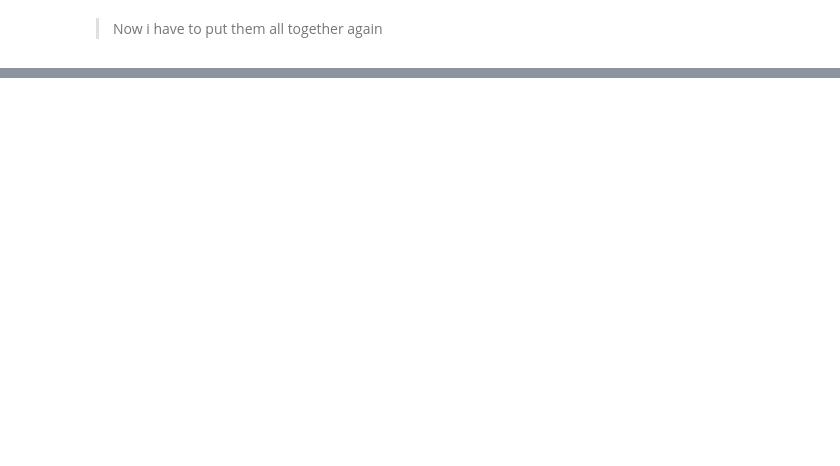
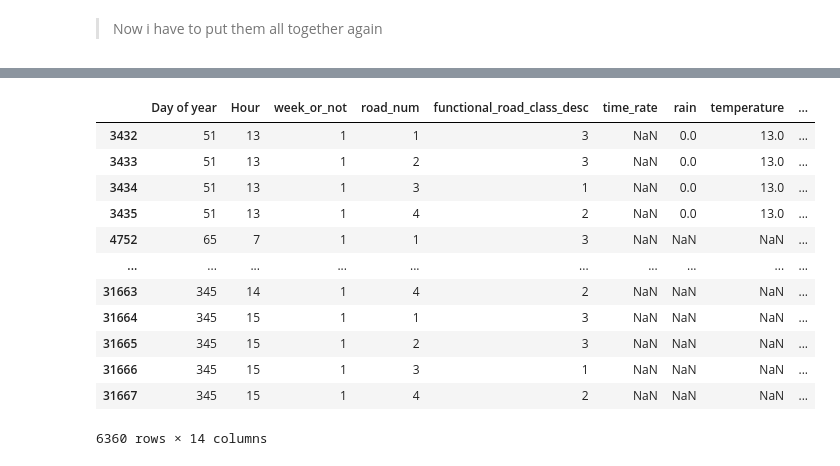
Before and after one commit to guiandrade2/TrafficFlow, a Jupyter notebook: python_scripts/FillingMissingValues.ipynb, the cells around one changed output, grey strips where cells are left out. Saved outputs shown, nothing was run; the diff lists cells and outputs as text; code cells hidden in the pictures; blank space fills up the shorter version.

```diff
--- a/python_scripts/FillingMissingValues.ipynb
+++ b/python_scripts/FillingMissingValues.ipynb
@@ -360,0 +359,16 @@ final_dataset
+# %%
+traffic_dataset
+# %% [output]
+|  | Day of year | Hour | week_or_not | road_num | functional_road_class_desc | time_rate | rain | temperature | ... |
+| 3432 | 51 | 13 | 1 | 1 | 3 | NaN | 0.0 | 13.0 | ... |
+| 3433 | 51 | 13 | 1 | 2 | 3 | NaN | 0.0 | 13.0 | ... |
+| 3434 | 51 | 13 | 1 | 3 | 1 | NaN | 0.0 | 13.0 | ... |
+| 3435 | 51 | 13 | 1 | 4 | 2 | NaN | 0.0 | 13.0 | ... |
+| 4752 | 65 | 7 | 1 | 1 | 3 | NaN | NaN | NaN | ... |
+| ... | ... | ... | ... | ... | ... | ... | ... | ... | ... |
+| 31663 | 345 | 14 | 1 | 4 | 2 | NaN | NaN | NaN | ... |
+| 31664 | 345 | 15 | 1 | 1 | 3 | NaN | NaN | NaN | ... |
+| 31665 | 345 | 15 | 1 | 2 | 3 | NaN | NaN | NaN | ... |
+| 31666 | 345 | 15 | 1 | 3 | 1 | NaN | NaN | NaN | ... |
+| 31667 | 345 | 15 | 1 | 4 | 2 | NaN | NaN | NaN | ... |
+6360 rows × 14 columns
```
Also changed, not shown: parts of 13 cells of this notebook, 8 other files.
